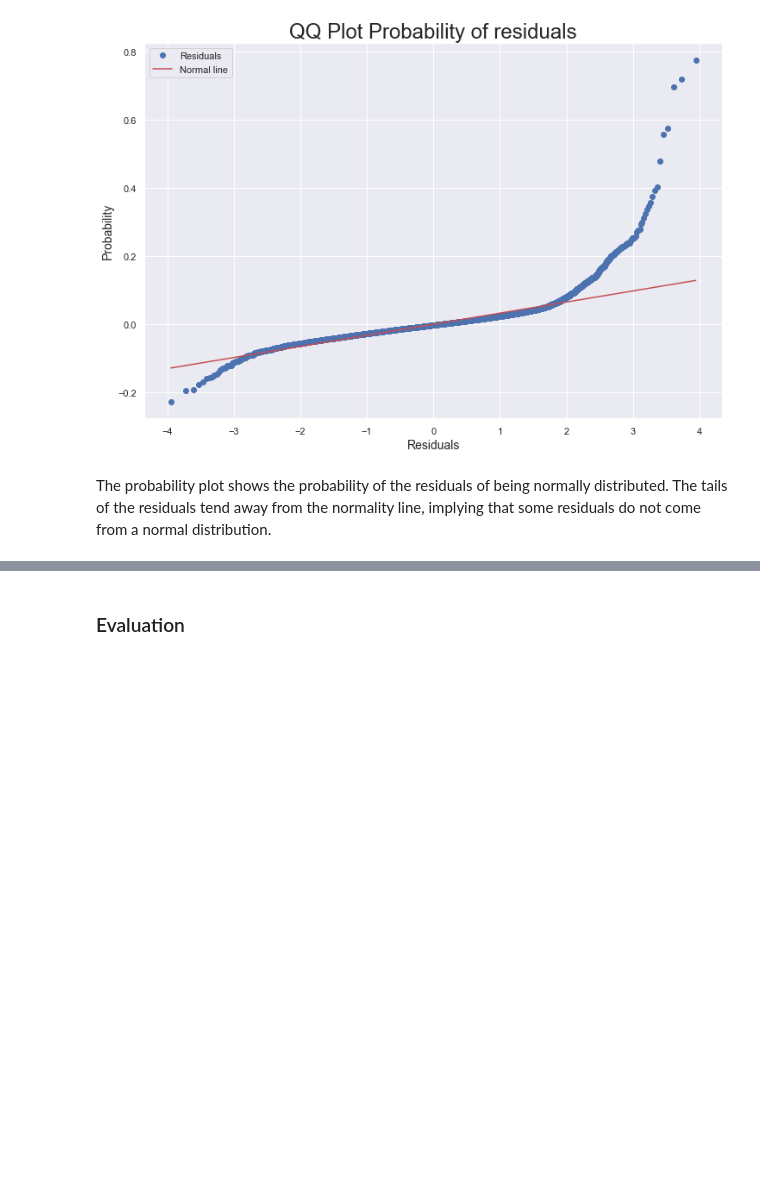
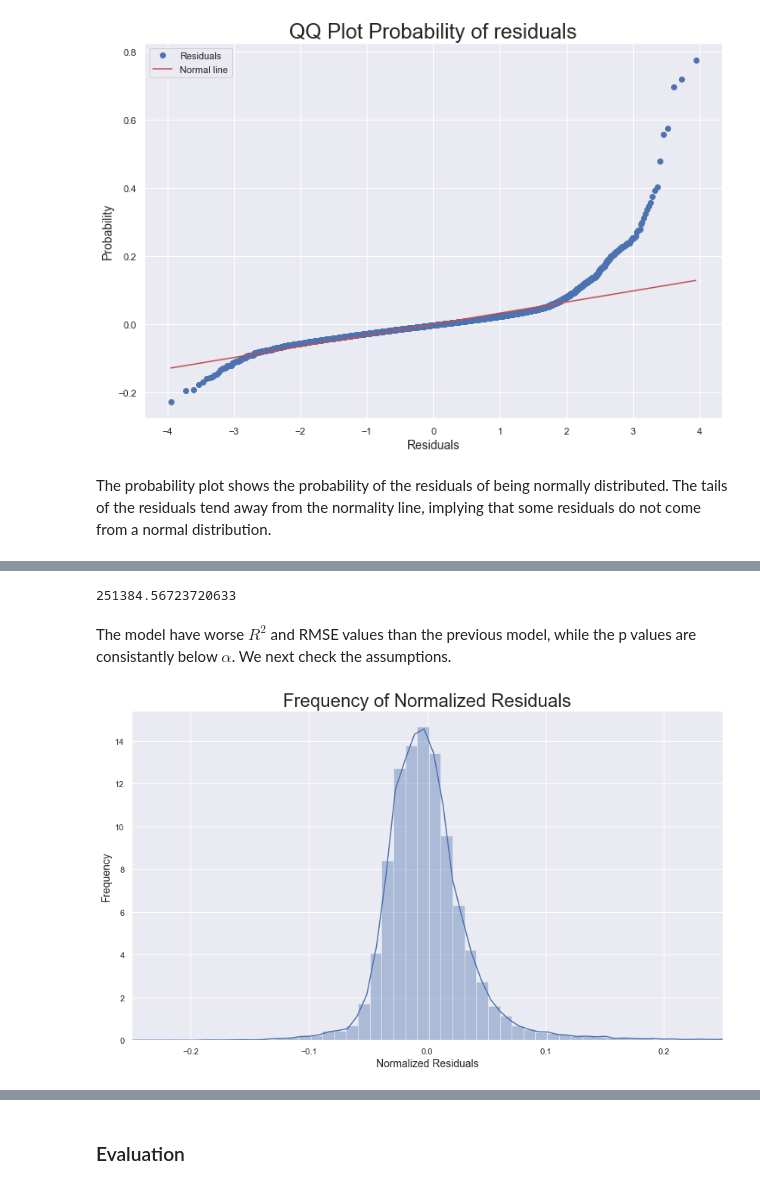
Before and after one commit to griffinhundley/predicting-housing-prices, a Jupyter notebook: notebooks/Final_Notebook.ipynb, the cells around one changed output, grey strips where cells are left out. Saved outputs shown, nothing was run; the diff lists cells and outputs as text; code cells hidden in the pictures; blank space fills up the shorter version.

Commit message:
changes to correlation and meeting assumptions

```diff
--- a/notebooks/Final_Notebook.ipynb
+++ b/notebooks/Final_Notebook.ipynb
@@ -552,0 +593,10 @@ The probability plot shows the probability of the residuals of being normally di
+# %%
+# Make a copy of the training data and bin the different grades into low-, mid-, and high.
+X_train2 = X_train
+X_train2['low_grade'] = [1 if x < 7 else 0 for x in X_train2['grade']]
+X_train2['mid_grade'] = [1 if ((x >= 7) & (x < 10)) else 0 for x in X_train2['grade']]
+X_train2['high_grade'] = [1 if x > 10 else 0 for x in X_train2['grade']]
+# %%
+# retest the model with binned grade rather than grade
+formula = "price ~ bathrooms + low_grade + mid_grade + high_grade + waterfront + years_old"
+model_7 = lrv.run_lr(formula, X_train2, y_train)
@@ -552,0 +621,33 @@ The probability plot shows the probability of the residuals of being normally di
+# %%
+# RMSE of model 7
+y_pred = model_7.predict(X_train)
+model_7_rmse = np.sqrt(mean_squared_error(y_train, y_pred))
+model_7_rmse
+# %% [output]
+251384.56723720633
+# %% [markdown]
+The model have worse $R^2$ and RMSE values than the previous model, while the p values are consistantly below $\alpha$. We next check the assumptions.
+# %%
+final_model = model_7
+# Calculating normalized residuals
+mmean = final_model.resid.mean()
+mmin = final_model.resid.min()
+mmax = final_model.resid.max()
+normalized_residuals = (final_model.resid - mmean)/(mmax - mmin)
+
+t = final_model.fittedvalues
+tmean = final_model.resid.mean()
+tmin = final_model.resid.min()
+tmax = final_model.resid.max()
+normalized_predicted = (t - tmean)/(tmax - tmin)
+# %%
+# Plotting frequency of the norm residuals
+fig, ax = plt.subplots(figsize = (14,8))
+ax.set_xlabel('Normalized Residuals', fontsize = 14)
+ax.set_ylabel('Frequency', fontsize = 14)
+ax.set_title('Frequency of Normalized Residuals', fontsize = 24)
+ax.set(xlim=(-0.25,.25))
+sns.distplot(normalized_residuals, bins = 100);
+# fig.savefig('../images/residuals_hist.png', bbox_inches='tight')
+# %% [output]
+[figure, added]
```
Also changed, not shown: parts of 32 cells of this notebook.
